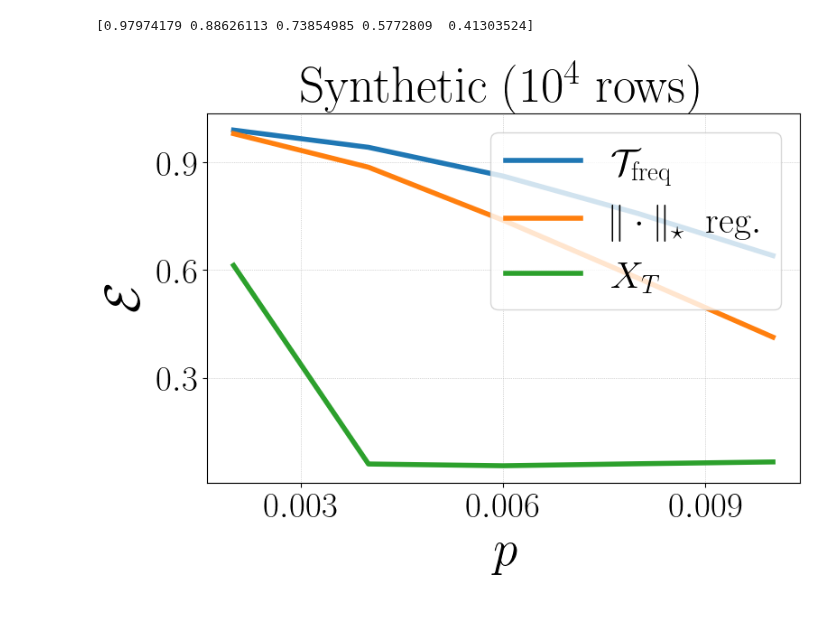
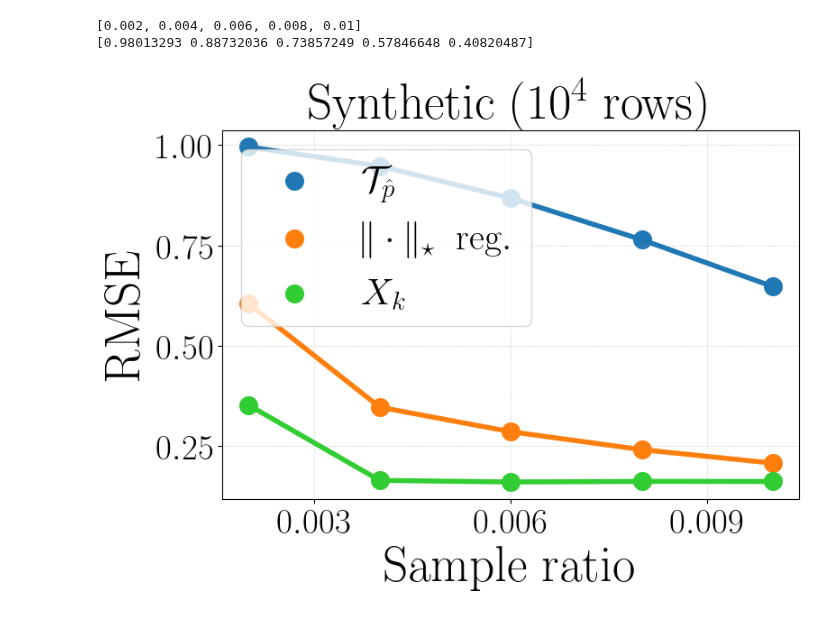
Before and after one commit to VirtuosoResearch/Matrix-completion-from-ultrasparse-samples, a Jupyter notebook: plots/observed_entries.ipynb, the cells around one changed output. Saved outputs shown, nothing was run; the diff lists cells and outputs as text; code cells hidden in the pictures.

```diff
--- a/plots/observed_entries.ipynb
+++ b/plots/observed_entries.ipynb
@@ -13,7 +13,7 @@ rc('font',**{'family':'sans-serif','sans-serif':['Helvetica']})
 mpl.rcParams['savefig.dpi'] = 1200
 mpl.rcParams['text.usetex'] = True  # not really needed
 # %%
-observed_entries_file = '../results/results_data/observed_entries_syn_10000_1000_r10_p1e-01.pt'
+observed_entries_file = '../results/results_data/observed_entries_2_syn_10000_1000_r10_p1e-02.pt'
 privacy_tradeoff_file = '../results/results_data/privacy_tradeoff_syn_10000_1000_r10_p1e-02.pt'
 users_file = '../results/results_data/users_syn_1000_1000_r10_p1e-02.pt'
 
@@ -24,7 +99,7 @@ users_results = torch.load(users_file)
 # observed entries
 title = r'$\mathrm{Synthetic~(10^4~rows)}$'
 X = results['p_list']
-
+print(X)
 original_err_mean = results['original_err_mean']
 original_err_std = results['original_err_std']
 T_prob_err_mean = results['T_prob_err_mean']
@@ -33,8 +108,8 @@ T_freq_err_mean = results['T_freq_err_mean']
 T_freq_err_std = results['T_freq_err_std']
 T_freq_rmse_mean = results['T_freq_rmse_mean']
 T_freq_rmse_std = results['T_freq_rmse_std']
-SVD_T_err_mean = results['SVD_T_err_mean']
-SVD_T_err_std = results['SVD_T_err_std']
+#SVD_T_err_mean = results['SVD_T_err_mean']
+#SVD_T_err_std = results['SVD_T_err_std']
 #SVD_T_rmse_mean = results['SVD_T_rmse_mean']
 #SVD_T_rmse_std = results['SVD_T_rmse_std']
 X_original_err_mean = results['X_original_err_mean']
@@ -47,40 +122,46 @@ err_std = results['err_std']
 rmse_mean = results['rmse_mean']
 rmse_std = results['rmse_std']
 plt.figure(figsize=(8,6))
 
 #plt.plot(X, original_err_mean, lw=4, label=r"$\tilde{M}^T\tilde{M}$")
 #plt.plot(X, T_prob_err_mean, lw=4, label=r"$T_{\mathrm{prob}}$")
-#plt.plot(X, T_freq_err_mean, lw=4, label=r"$T_{\mathrm{freq}}$")
-plt.plot(X, T_freq_err_mean, lw=4, label=r"$\mathcal{T}_\mathrm{freq}$")
-plt.plot(X, ob2_err_mean, lw=4, label=r"$\|\cdot\|_\star~~\mathrm{reg.}$")
+plt.plot(X, T_freq_err_mean, lw=4)
+#plt.plot(X, SVD_T_rmse_mean, lw=4, label=r"$\mathrm{SVD}$")
+plt.plot(X, ob2_rmse_mean, lw=4)
 #plt.plot(X, X_original_err_mean, lw=4, label=r"$X_{\tilde{M}^T\tilde{M}}$")
 
-plt.plot(X, err_mean, lw=4, label=r"$X_T$")
+plt.plot(X, rmse_mean, lw=4, color='limegreen')
+
+plt.scatter(X, T_freq_err_mean, s=200, label=r"$\mathcal{T}_{\hat{p}}$")
+plt.scatter(X, ob2_rmse_mean, s=200, label=r"$\|\cdot\|_\star~~\mathrm{reg.}$")
+
+plt.scatter(X, rmse_mean, s=200, color='limegreen', label=r"$X_k$")
 
 
-plt.legend(fontsize=30, loc='upper right')
+plt.legend(fontsize=30, loc='upper left')
 plt.title(title, fontsize=40)
 
-plt.xlabel(r"$p$", fontsize=40)
-plt.ylabel(r"$\mathcal{E}$", fontsize=40)
+plt.xlabel(r"$\mathrm{Sample~ratio}$", fontsize=40)
+plt.ylabel(r"$\mathrm{RMSE}$", fontsize=40)
 
 plt.xticks(fontsize=28)
 plt.yticks(fontsize=28)
 plt.gca().xaxis.set_major_locator(MaxNLocator(3))
 plt.gca().yaxis.set_major_locator(MaxNLocator(4))
 #plt.yscale("log", base=10)
 #plt.ylim(,1.1)
 
 plt.grid(lw=0.5, ls=":")
 #acc_str = f"best train acc: {np.array(train_acc).max():.4f}\nvalid acc: {val_acc[-1]:.4f}\nbest valid acc: {np.array(val_acc).max():.4f}\ngrokking gap: {val_converge-train_converge}"
 # plt.annotate(acc_str, xy=(0.2, 0.5), xycoords='axes fraction', fontsize=12, color='purple', ha='center')
 # add the annotation text to the overleaf file
 plt.tight_layout()
-plot_name = f"./plots/observed_entries_10k_err.pdf"
+plot_name = f"./plots/observed_entries_10k_rmse.pdf"
 plt.savefig(plot_name, bbox_inches='tight', format="pdf", dpi=1200)
 
 plt.show()
 plt.close()
 # %% [output]
-[0.97974179 0.88626113 0.73854985 0.5772809  0.41303524]
+[0.002, 0.004, 0.006, 0.008, 0.01]
+[0.98013293 0.88732036 0.73857249 0.57846648 0.40820487]
-[figure, old version]
+[figure, new version]
```
Also changed, not shown: parts of 3 cells of this notebook, 5 other files.
